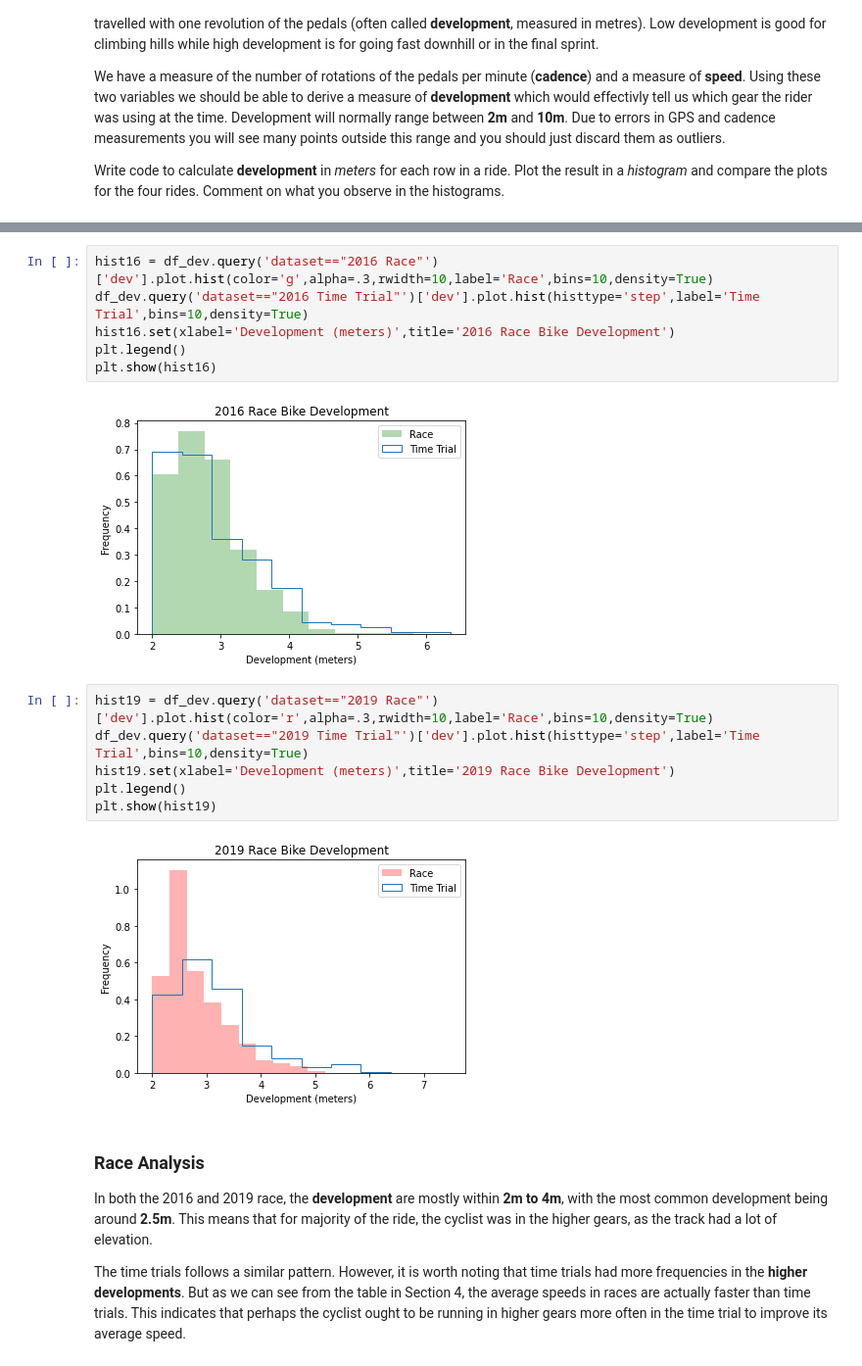
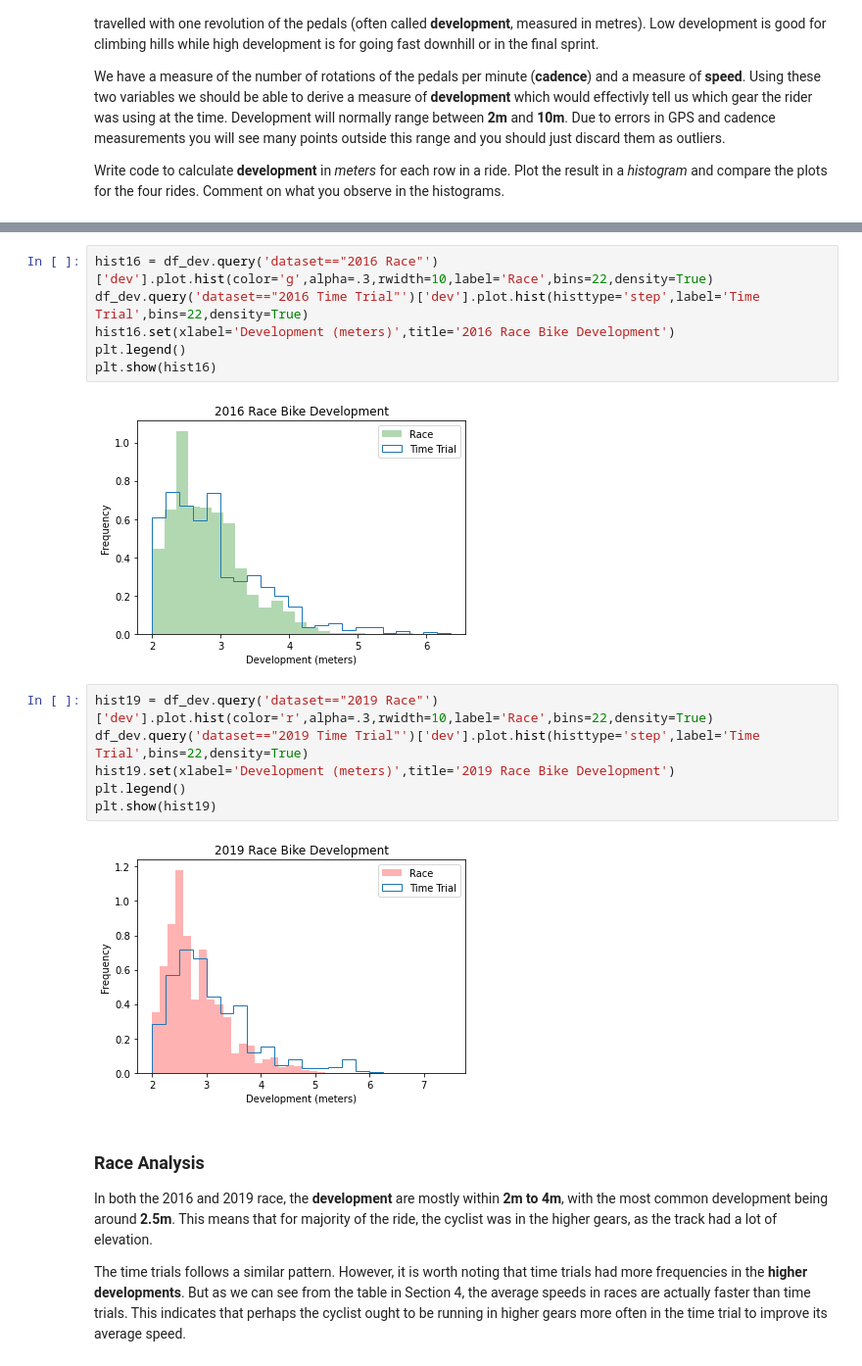
Before and after one commit to walthersy/DataScience-Portfolio, a Jupyter notebook: Portfolio 1.ipynb, the cells around one changed output, grey strips where cells are left out. Shown: that part at 98% size. Saved outputs shown, nothing was run; the diff lists cells and outputs as text.

```diff
--- a/Portfolio 1.ipynb
+++ b/Portfolio 1.ipynb
@@ -549,21 +556,21 @@ df_dev.head()
 | 2016-05-14 04:02:51+00:00 | -33.415160 | 151.222013 | 208.6 | 29.0 | 0.0 | 61.0 | 109.0 | 0.013001 | 0.0 | ... |
 | 2016-05-14 04:02:52+00:00 | -33.415104 | 151.221976 | 208.6 | 29.0 | 0.0 | 62.0 | 109.0 | 0.007111 | 0.0 | ... |
 # %%
-hist16 = df_dev.query('dataset=="2016 Race"')['dev'].plot.hist(color='g',alpha=.3,rwidth=10,label='Race',bins=10,density=True)
-df_dev.query('dataset=="2016 Time Trial"')['dev'].plot.hist(histtype='step',label='Time Trial',bins=10,density=True)
+hist16 = df_dev.query('dataset=="2016 Race"')['dev'].plot.hist(color='g',alpha=.3,rwidth=10,label='Race',bins=22,density=True)
+df_dev.query('dataset=="2016 Time Trial"')['dev'].plot.hist(histtype='step',label='Time Trial',bins=22,density=True)
 hist16.set(xlabel='Development (meters)',title='2016 Race Bike Development')
 plt.legend()
 plt.show(hist16)
 # %% [output]
-[figure, old version]
+[figure, new version]
 # %%
-hist19 = df_dev.query('dataset=="2019 Race"')['dev'].plot.hist(color='r',alpha=.3,rwidth=10,label='Race',bins=10,density=True)
-df_dev.query('dataset=="2019 Time Trial"')['dev'].plot.hist(histtype='step',label='Time Trial',bins=10,density=True)
+hist19 = df_dev.query('dataset=="2019 Race"')['dev'].plot.hist(color='r',alpha=.3,rwidth=10,label='Race',bins=22,density=True)
+df_dev.query('dataset=="2019 Time Trial"')['dev'].plot.hist(histtype='step',label='Time Trial',bins=22,density=True)
 hist19.set(xlabel='Development (meters)',title='2019 Race Bike Development')
 plt.legend()
 plt.show(hist19)
 # %% [output]
-[figure, old version]
+[figure, new version]
 # %% [markdown]
 ### Race Analysis
 
```
Also changed, not shown: parts of 5 cells of this notebook.
